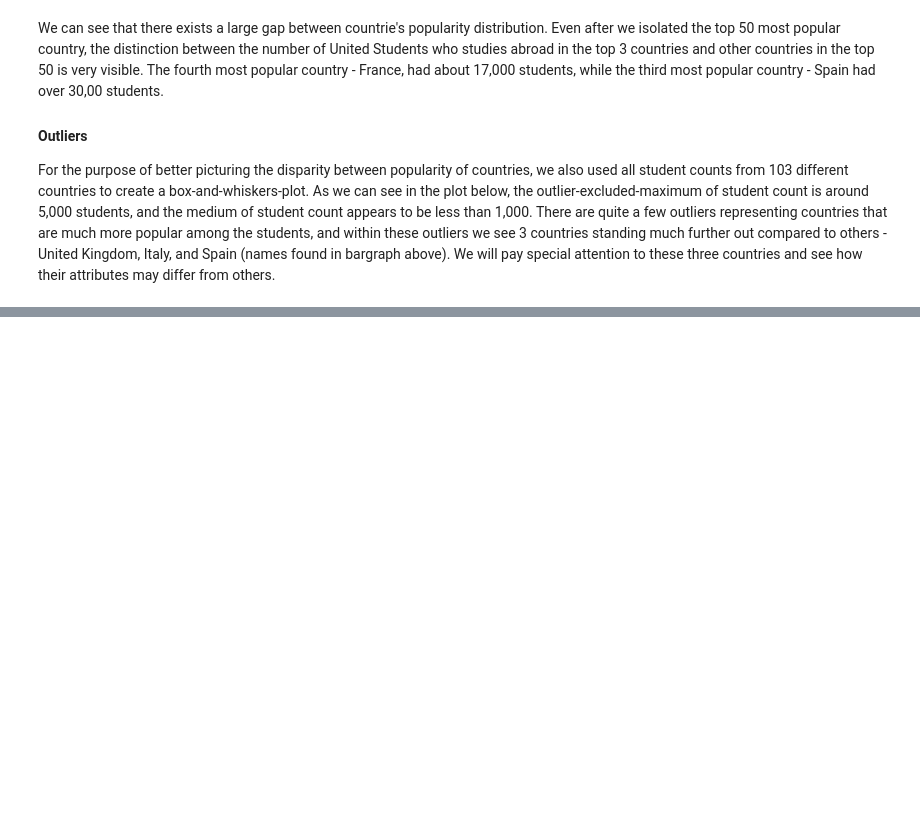
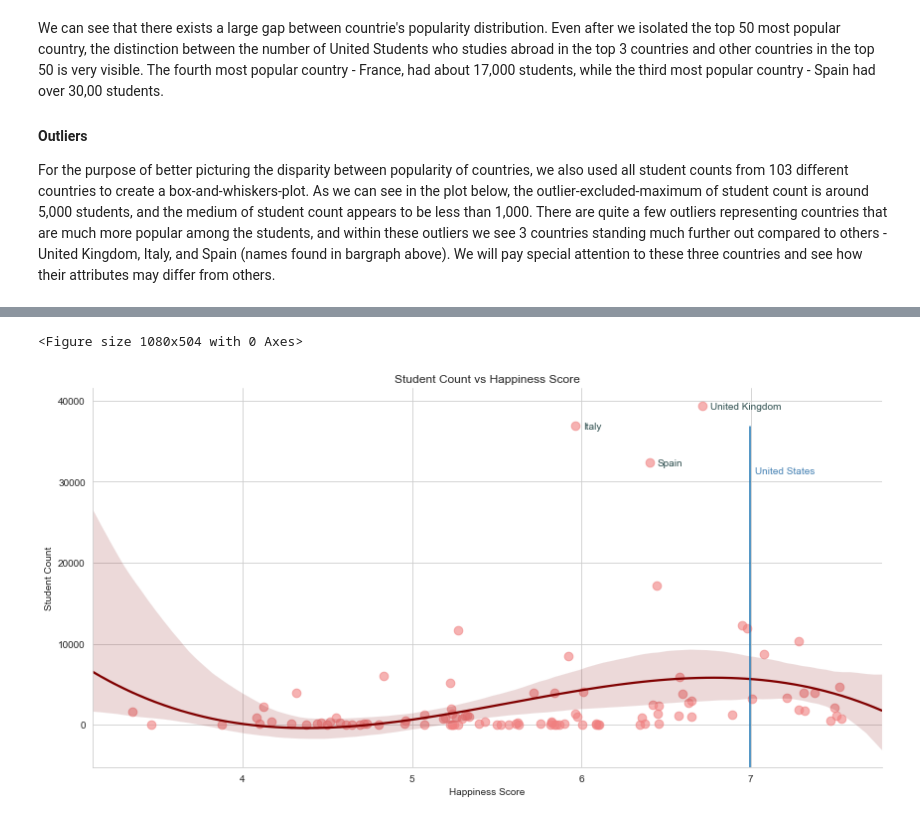
Before and after one commit to richardmu000/320-Final, a Jupyter notebook: 320 Final Project Richard Mu Xinyao Chen.ipynb, the cells around one changed output, grey strips where cells are left out. Saved outputs shown, nothing was run; the diff lists cells and outputs as text; code cells hidden in the pictures; blank space fills up the shorter version.

```diff
--- a/320 Final Project Richard Mu Xinyao Chen.ipynb
+++ b/320 Final Project Richard Mu Xinyao Chen.ipynb
@@ -347,0 +423,28 @@ map
+# %%
+plt.clf()
+happiness = sns.lmplot(x='Happiness Score', y ="Student Count", size=6, aspect = 2,
+                   scatter_kws={"s":75,"alpha":0.6,"color":'lightcoral'},
+                   line_kws={"color":'maroon'},order = 3,data = fulldata)
+
+ax = happiness.axes[0,0]
+ax.set_title('Student Count vs Happiness Score')
+
+dataCoords = list(zip(fulldata['Happiness Score'], fulldata['Student Count']))
+for i in range(len(dataCoords)):
+    point = dataCoords[i]
+    if point[1] > 37000: #United Kingdom
+        ax.text(point[0]+0.045, point[1]-400, 'United Kingdom', color = 'darkslategray')
+    elif point[1] > 35000: #Italy
+        ax.text(point[0]+0.045, point[1]-400, 'Italy', color = 'darkslategray')
+    elif point[1] > 30000: #Spain
+        ax.text(point[0]+0.045, point[1]-400, 'Spain', color = 'darkslategray')
+
+#graphing United States
+USHappiness = happiness_df.loc[happiness_df['Country'] == 'United States']['Happiness Score']
+plt.axvline(USHappiness.values[0],0,0.90)
+ax.text(USHappiness.values[0] + 0.035, 31000, 'United States', color = 'steelblue')
+
+plt.show()
+# %% [output]
+<Figure size 1080x504 with 0 Axes>
+[figure, added]
```
Also changed, not shown: parts of 23 cells of this notebook.
